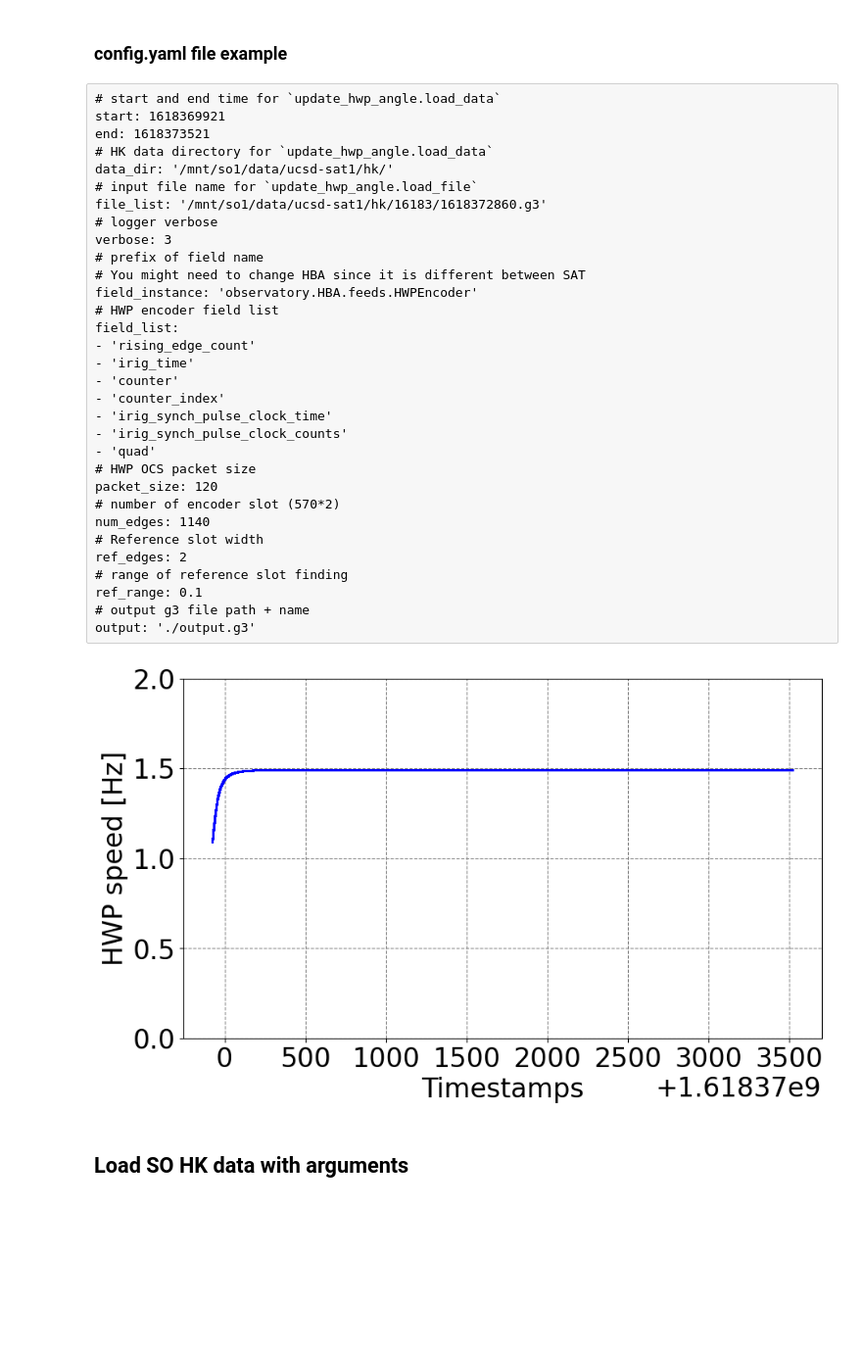
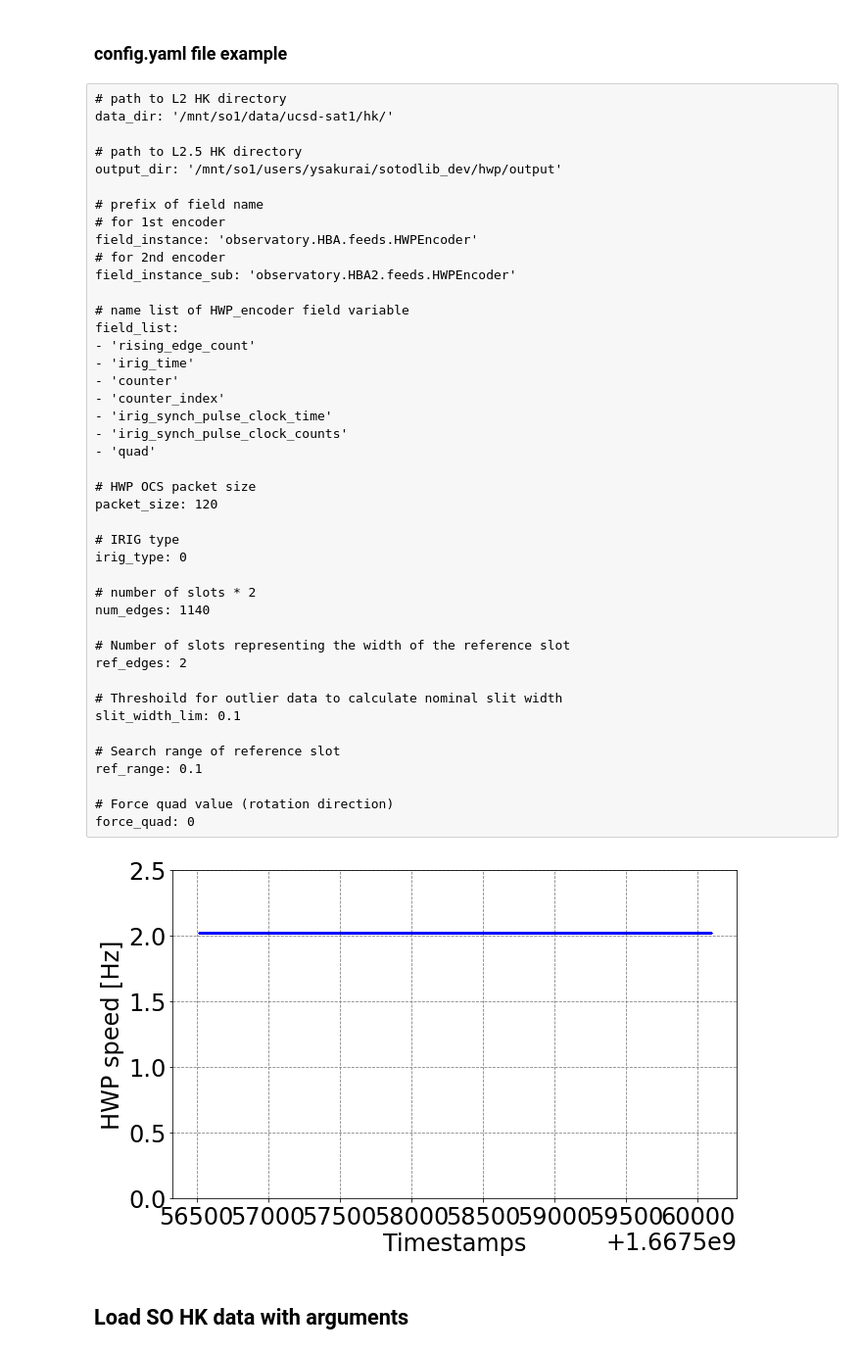
Before and after one commit to yukisakurai/so_pwg_tutorial, a Jupyter notebook: tutorial_hwp.ipynb, the cells around one changed output. Shown at 98% size. Saved outputs shown, nothing was run; the diff lists cells and outputs as text; code cells hidden in the pictures; blank space fills up the shorter version.

```diff
--- a/tutorial_hwp.ipynb
+++ b/tutorial_hwp.ipynb
@@ -80,19 +93,19 @@ import sotodlib.tod_ops.filters as filters
 # %% [markdown]
 ### config.yaml file example
 # %% [raw]
-# start and end time for `update_hwp_angle.load_data`
-start: 1618369921
-end: 1618373521
-# HK data directory for `update_hwp_angle.load_data`
+# path to L2 HK directory
 data_dir: '/mnt/so1/data/ucsd-sat1/hk/'
-# input file name for `update_hwp_angle.load_file`
-file_list: '/mnt/so1/data/ucsd-sat1/hk/16183/1618372860.g3'
-# logger verbose
-verbose: 3
+
+# path to L2.5 HK directory
+output_dir: '/mnt/so1/users/ysakurai/sotodlib_dev/hwp/output'
+
 # prefix of field name
-# You might need to change HBA since it is different between SAT
+# for 1st encoder
 field_instance: 'observatory.HBA.feeds.HWPEncoder'
-# HWP encoder field list
+# for 2nd encoder
+field_instance_sub: 'observatory.HBA2.feeds.HWPEncoder'
+
+# name list of HWP_encoder field variable
 field_list:
 - 'rising_edge_count'
 - 'irig_time'
@@ -101,30 +114,41 @@ field_list:
 - 'irig_synch_pulse_clock_time'
 - 'irig_synch_pulse_clock_counts'
 - 'quad'
+
 # HWP OCS packet size
 packet_size: 120
-# number of encoder slot (570*2)
+
+# IRIG type
+irig_type: 0
+
+# number of slots * 2
 num_edges: 1140
-# Reference slot width
+
+# Number of slots representing the width of the reference slot
 ref_edges: 2
-# range of reference slot finding
+
+# Threshoild for outlier data to calculate nominal slit width
+slit_width_lim: 0.1
+
+# Search range of reference slot
 ref_range: 0.1
-# output g3 file path + name
-output: './output.g3'
+
+# Force quad value (rotation direction)
+force_quad: 0
 # %%
-hwp_angle_tool = hwp.G3tHWP('hwp_config.yaml')
-data = hwp_angle_tool.load_data()
+hwp_angle_tool = hwp.G3tHWP('update_hwp_config.yaml')
+data = hwp_angle_tool.load_file("/mnt/so1/data/ucsd-sat1/hk/16675/1667556546.g3")
 solved = hwp_angle_tool.analyze(data)
 # %%
 plt.figure(figsize=(10,6))
 plt.xlabel('Timestamps')
 plt.ylabel('HWP speed [Hz]')
 idx = np.where(solved['locked'])
 plt.plot(solved['slow_time'][idx],solved['hwp_rate'][idx],'.b', markersize=0.1)
-plt.ylim(0.0,2.0)
+plt.ylim(0,2.5)
 plt.show()
 # %% [output]
-[figure, old version]
+[figure, new version]
 # %% [markdown]
 ## Load SO HK data with arguments
 # %%
```
Also changed, not shown: parts of 33 cells of this notebook, 1 other file.
